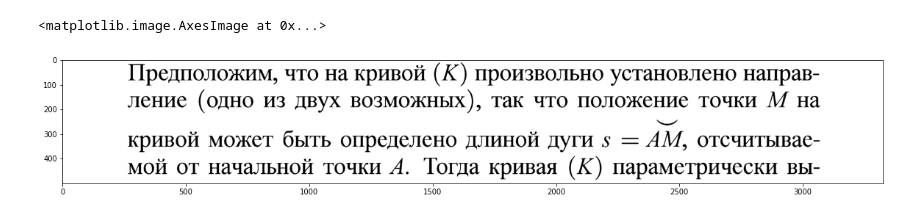
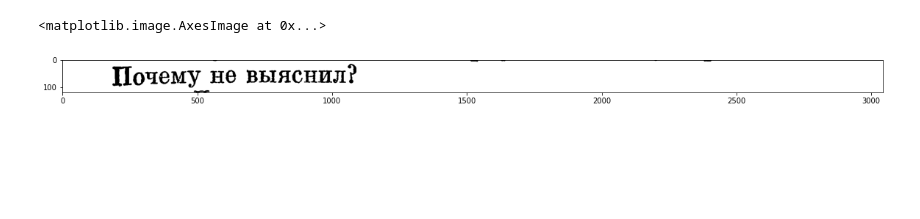
Before and after one commit to sreznick/ocr-search, a Jupyter notebook: crop_letters/crop letters test.ipynb, the cells around one changed output. Saved outputs shown, nothing was run; the diff lists cells and outputs as text; code cells hidden in the pictures; blank space fills up the shorter version.

```diff
--- a/crop_letters/crop letters test.ipynb
+++ b/crop_letters/crop letters test.ipynb
@@ -10,20 +10,20 @@ import matplotlib.pyplot as plt
 %autoreload 5
 from crop_letters import binary, cut_lines, cut_words, contour_letters_cut_28x28, contour_letters_draw
 # %%
-img = cv2.imread("book_page_fih.png")
+img = cv2.imread("book_page_test_dark.png")
 coeff = 5000/img.shape[0]
 if coeff < 1:
     img = cv2.resize(img, (int(img.shape[1]*coeff), int(img.shape[0]*coeff)), cv2.INTER_AREA)
 else:
     img = cv2.resize(img, (int(img.shape[1]*coeff), int(img.shape[0]*coeff)), cv2.INTER_LINEAR)
-img = img[500:1000, :]
+img = img[890:1010, :]
 gray = cv2.cvtColor(img, cv2.COLOR_BGR2GRAY)
 
 plt.figure(figsize=(20, 20))
 plt.imshow(binary(gray)[1], cmap='gray')
 # %% [output]
 <matplotlib.image.AxesImage at 0x...>
-[figure, old version]
+[figure, new version]
 # %%
 lines = cut_lines(binary(gray)[1])
 
```
Also changed, not shown: parts of 2 cells of this notebook, 7 other files.
